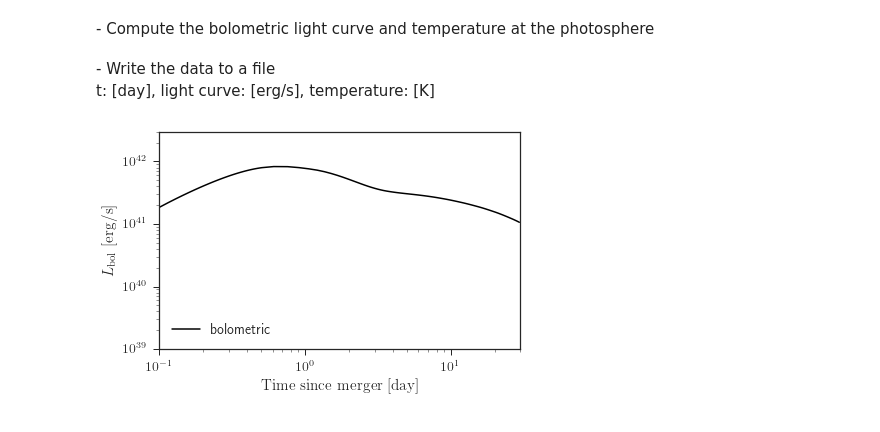
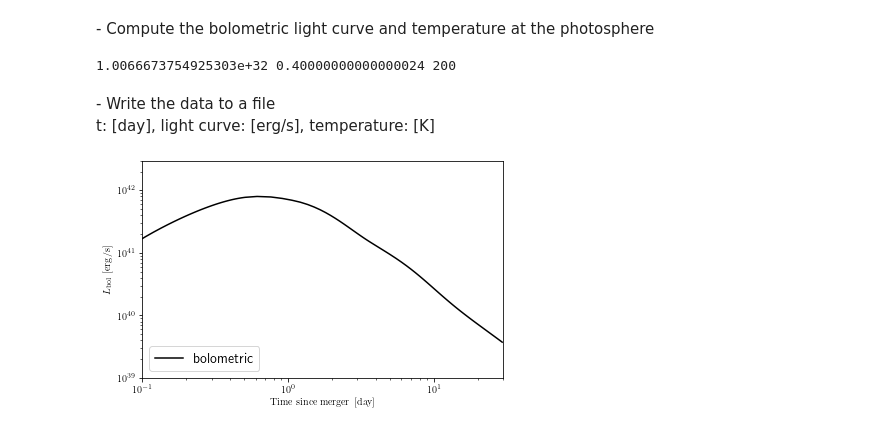
Before and after one commit to hotokezaka/HeatingRate, a Jupyter notebook: HeatingRate_fission/decay_chain_thermal_fission.ipynb, the cells around one changed output. Drawn from its saved outputs; the diff is of its cells as text; code cells hidden in the pictures.

```diff
--- a/HeatingRate_fission/decay_chain_thermal_fission.ipynb
+++ b/HeatingRate_fission/decay_chain_thermal_fission.ipynb
@@ -140,7 +138,10 @@ heat_rate = np.array(beta['electron_th'])+np.array(beta['gamma_th'])+np.array(fi
 - Compute the bolometric light curve and temperature at the photosphere<br>
 </font>
 # %%
-LC = lc.calc_lightcurve(Mej,vej,alpha_max,alpha_min,n,kappa_low,kappa_high,be_kappa,heat_time, heat_rate)
+LCdata = lc.calc_lightcurve(Mej,vej,alpha_max,alpha_min,n,kappa_low,kappa_high,be_kappa,heat_time, heat_rate)
+LC = {'t':LCdata['t']*u.s,'LC':LCdata['LC']*u.erg/u.s,'Temp':LCdata['T']*u.K}
+# %% [output]
+1.0066673754925303e+32 0.40000000000000024 200
 # %% [markdown]
 <font size="4.5">
 - Write the data to a file<br>
@@ -153,17 +154,17 @@ df.to_csv('output_files/lightcurve.dat',sep=" ",index=False,header=None,columns=
 # %%
 from matplotlib import rc
 rc('text', usetex=True)
 fig, ax = plt.subplots(figsize=(6.472135955, 4))
 plt.xlim(0.1,30.)
 plt.ylim(1.0e39,3.0e42)
 plt.ylabel(r"$L_{\rm bol}~[{\rm erg/s}]$")
 plt.xlabel(r"${\rm Time~since~merger~[day]}$")
-plt.loglog(LC['t'],LC['LC'],label='bolometric',linestyle='-',linewidth=1.5,color='k')
+plt.loglog(LC['t'].to(u.d),LC['LC'],label='bolometric',linestyle='-',linewidth=1.5,color='k')
 
 #plt.text(30,1.0e11,'$88\leq A\leq 209$',fontsize=13.5)
 
 plt.legend(loc='lower left',fontsize=14)
 #plt.savefig("output_files/LC_A85.pdf",dpi=600,bbox_inches='tight')
 plt.show()
 # %% [output]
-[figure, old version]
+[figure, new version]
```
Also changed, not shown: parts of 2 cells of this notebook, 1 other file.
